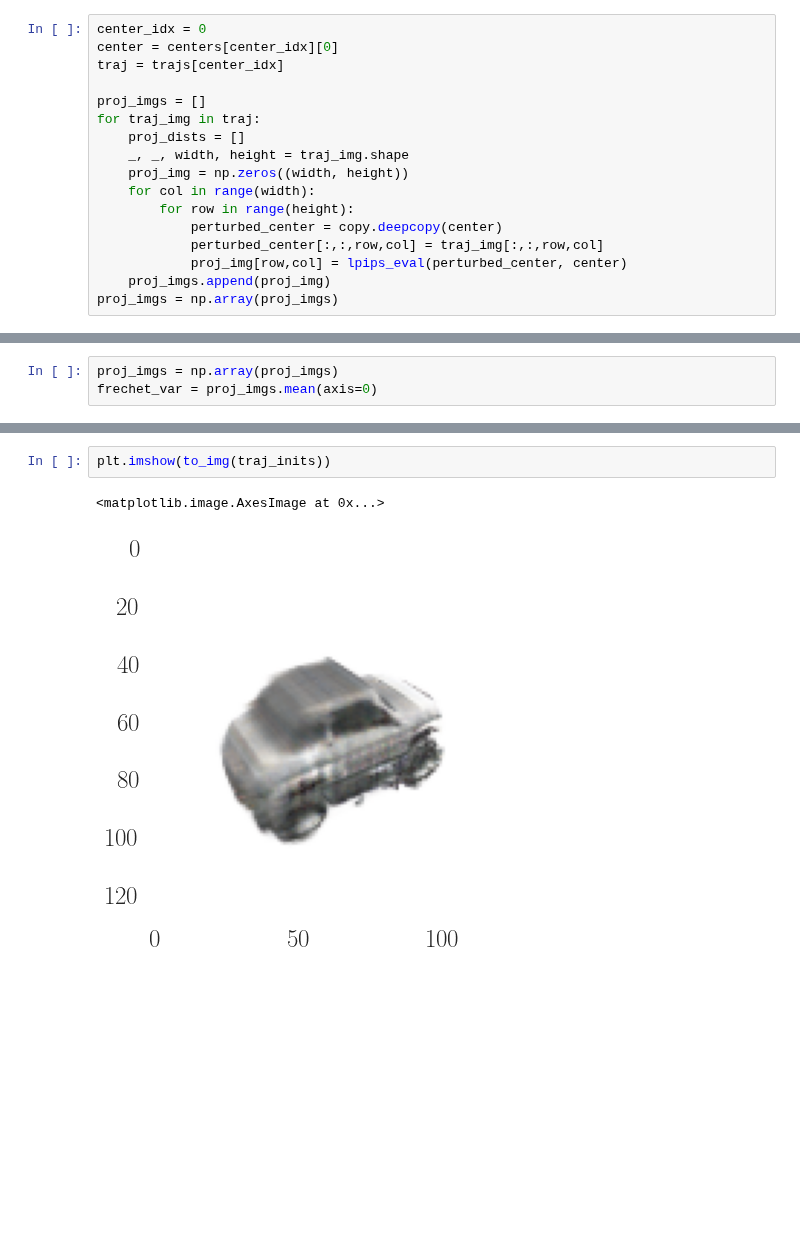
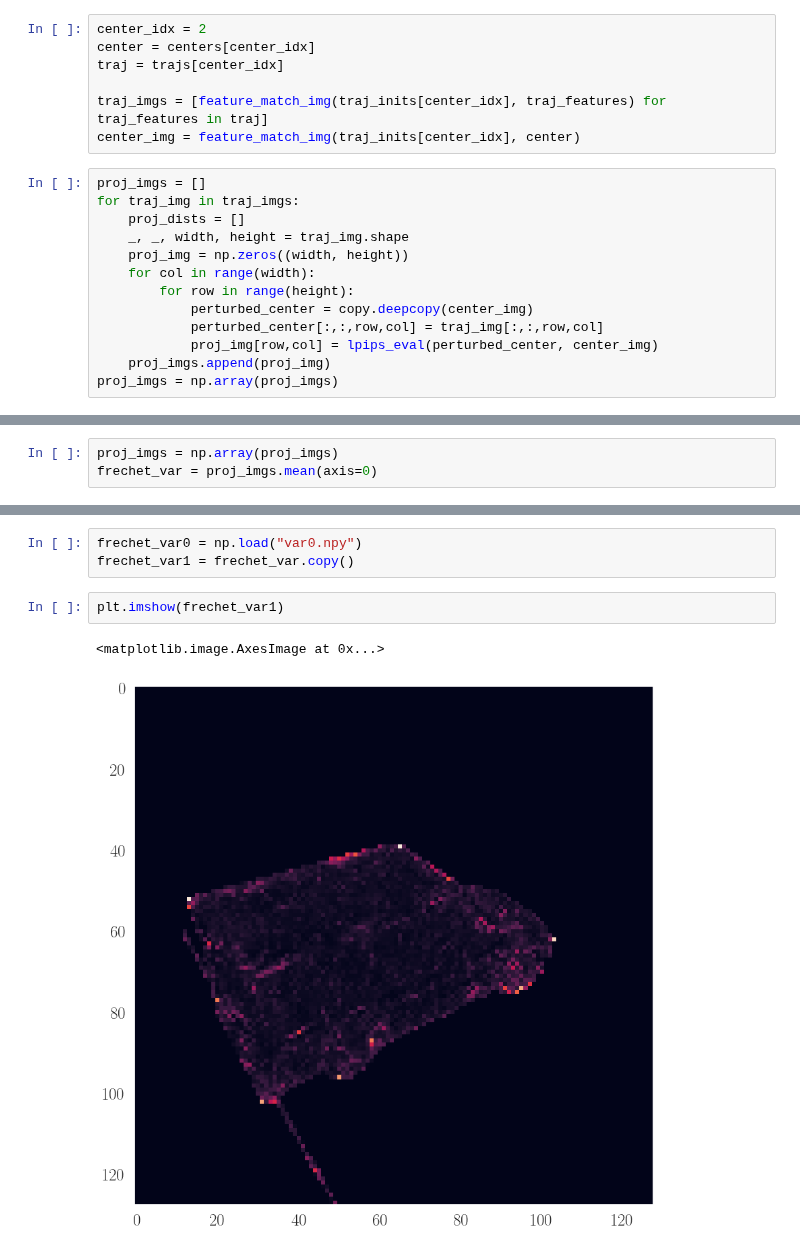
Before and after one commit to yashpatel5400/csi, a Jupyter notebook: nerf/crp.ipynb, the cells around one changed output, grey strips where cells are left out. Drawn from its saved outputs; the diff is of its cells as text; blank space fills up the shorter version.

```diff
--- a/nerf/crp.ipynb
+++ b/nerf/crp.ipynb
@@ -311,20 +311,23 @@ plt.subplots_adjust(wspace=0, hspace=0)
 plt.rcParams["axes.grid"] = False
 # %% [output]
 [figure]
+# %%
+center_idx = 2
+center = centers[center_idx]
+traj = trajs[center_idx]
+
+traj_imgs = [feature_match_img(traj_inits[center_idx], traj_features) for traj_features in traj]
+center_img = feature_match_img(traj_inits[center_idx], center)
 # %%
-center_idx = 0
-center = centers[center_idx][0]
-traj = trajs[center_idx]
-
 proj_imgs = []
-for traj_img in traj:
+for traj_img in traj_imgs:
     proj_dists = []
     _, _, width, height = traj_img.shape
     proj_img = np.zeros((width, height))
     for col in range(width):
         for row in range(height):
-            perturbed_center = copy.deepcopy(center)
+            perturbed_center = copy.deepcopy(center_img)
             perturbed_center[:,:,row,col] = traj_img[:,:,row,col]
-            proj_img[row,col] = lpips_eval(perturbed_center, center)
+            proj_img[row,col] = lpips_eval(perturbed_center, center_img)
     proj_imgs.append(proj_img)
 proj_imgs = np.array(proj_imgs)
@@ -363,5 +342,8 @@ VGG(
+# %%
+frechet_var0 = np.load("var0.npy")
+frechet_var1 = frechet_var.copy()
 # %%
-plt.imshow(to_img(traj_inits))
+plt.imshow(frechet_var1)
 # %% [output]
 <matplotlib.image.AxesImage at 0x...>
-[figure, old version]
+[figure, new version]
```
Also changed, not shown: parts of 6 cells of this notebook, 1 other file.
